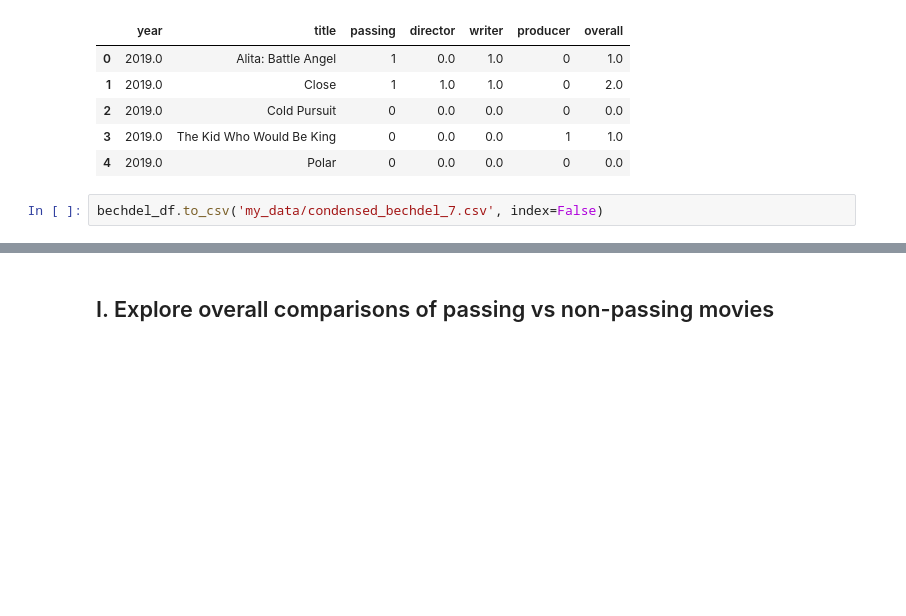
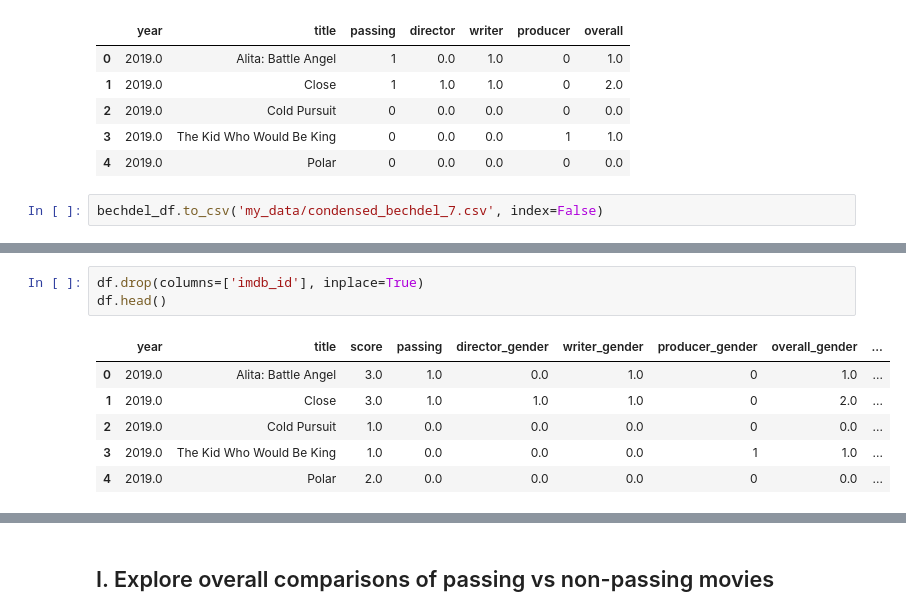
Before and after one commit to MagicMilly/women-in-film-analysis-dashboard, a Jupyter notebook: plotly_visualizations.ipynb, the cells around one changed output, grey strips where cells are left out. Cells and saved outputs as stored; diff of their text form; blank space fills up the shorter version.

```diff
--- a/plotly_visualizations.ipynb
+++ b/plotly_visualizations.ipynb
@@ -52,0 +63,10 @@ bechdel_df.to_csv('my_data/condensed_bechdel_7.csv', index=False)
+# %%
+df.drop(columns=['imdb_id'], inplace=True)
+df.head()
+# %% [output]
+|  | year | title | score | passing | director_gender | writer_gender | producer_gender | overall_gender | ... |
+| 0 | 2019.0 | Alita: Battle Angel | 3.0 | 1.0 | 0.0 | 1.0 | 0 | 1.0 | ... |
+| 1 | 2019.0 | Close | 3.0 | 1.0 | 1.0 | 1.0 | 0 | 2.0 | ... |
+| 2 | 2019.0 | Cold Pursuit | 1.0 | 0.0 | 0.0 | 0.0 | 0 | 0.0 | ... |
+| 3 | 2019.0 | The Kid Who Would Be King | 1.0 | 0.0 | 0.0 | 0.0 | 1 | 1.0 | ... |
+| 4 | 2019.0 | Polar | 2.0 | 0.0 | 0.0 | 0.0 | 0 | 0.0 | ... |
```
Also changed, not shown: parts of 3 cells of this notebook, 1 other file.
